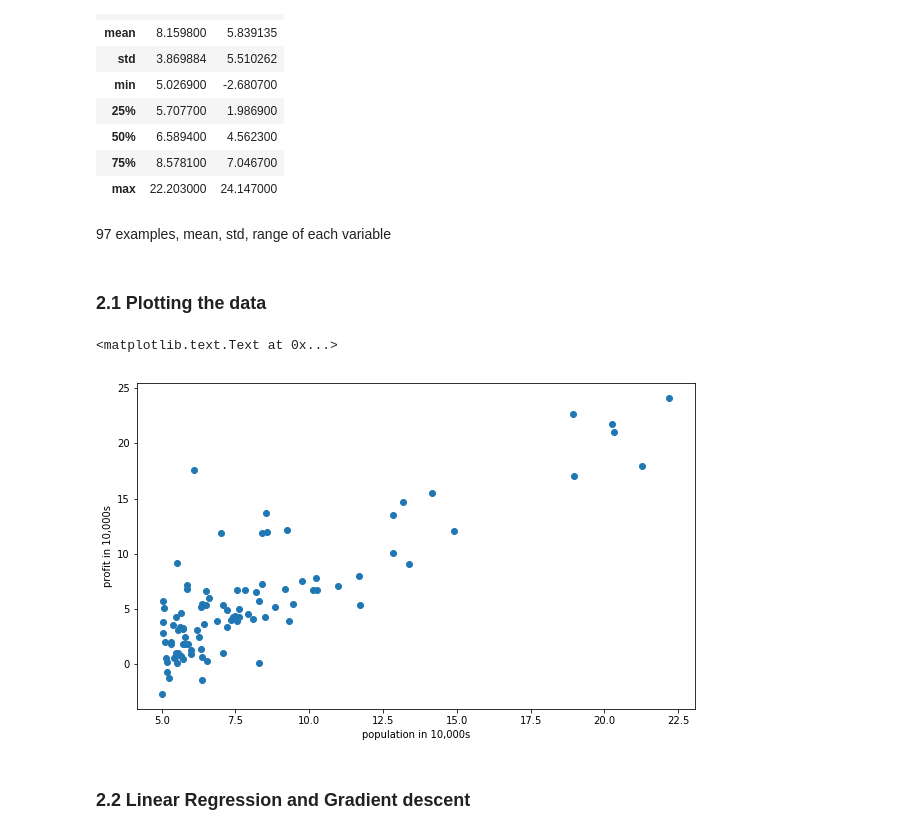
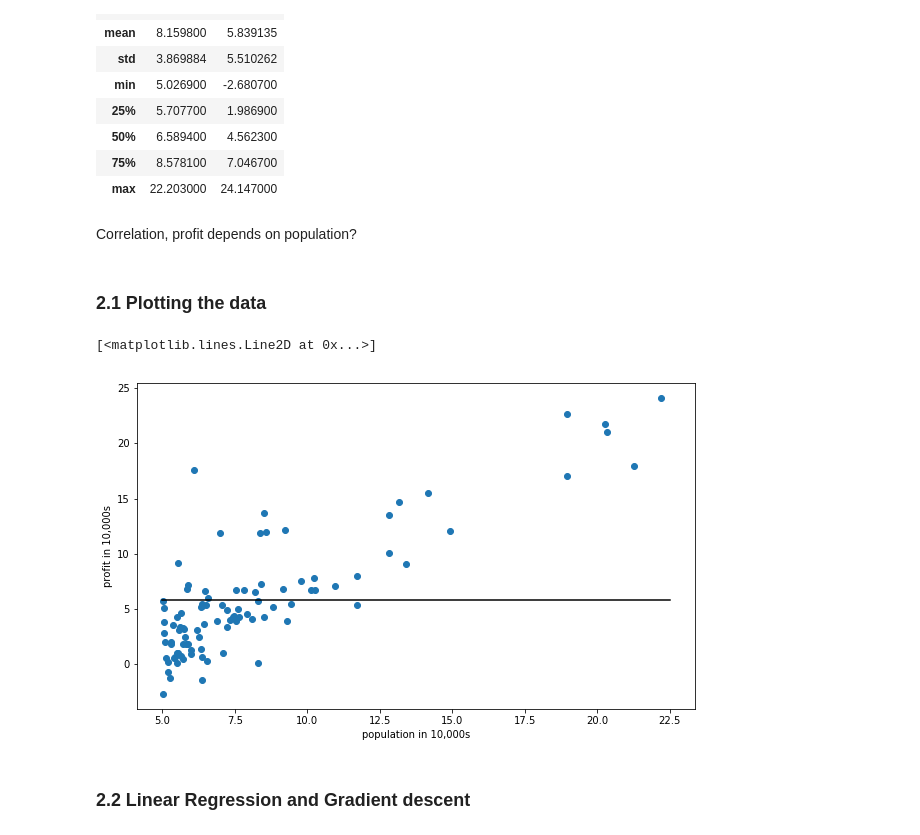
Before and after one commit to cvanderbush/ml, a Jupyter notebook: ex1/Exercise 1 - univariate linear regression - Python.ipynb, the cells around one changed output. Saved outputs shown, nothing was run; the diff lists cells and outputs as text; code cells hidden in the pictures.

```diff
--- a/ex1/Exercise 1 - univariate linear regression - Python.ipynb
+++ b/ex1/Exercise 1 - univariate linear regression - Python.ipynb
@@ -61,8 +125,8 @@ df.describe()
 | 50% | 6.589400 | 4.562300 |
 | 75% | 8.578100 | 7.046700 |
 | max | 22.203000 | 24.147000 |
-# %% [markdown]
-97 examples, mean, std, range of each variable
+# %% [markdown]
+Correlation, profit depends on population?
 # %% [markdown]
 ### 2.1 Plotting the data
 # %%
@@ -71,11 +135,12 @@ import matplotlib.pyplot as plt
 # %%
 plt.figure(figsize = (10,6))
 plt.scatter(df['pop'], df.profit)
 plt.xlabel('population in 10,000s')
 plt.ylabel('profit in 10,000s')
+plt.plot((5,22.5), (5.84, 5.84), 'black')
 # %% [output]
-<matplotlib.text.Text at 0x...>
+[<matplotlib.lines.Line2D at 0x...>]
-[figure, old version]
+[figure, new version]
 # %% [markdown]
 ### 2.2 Linear Regression and Gradient descent
 # %% [markdown]
```
Also changed, not shown: parts of 29 cells of this notebook.
